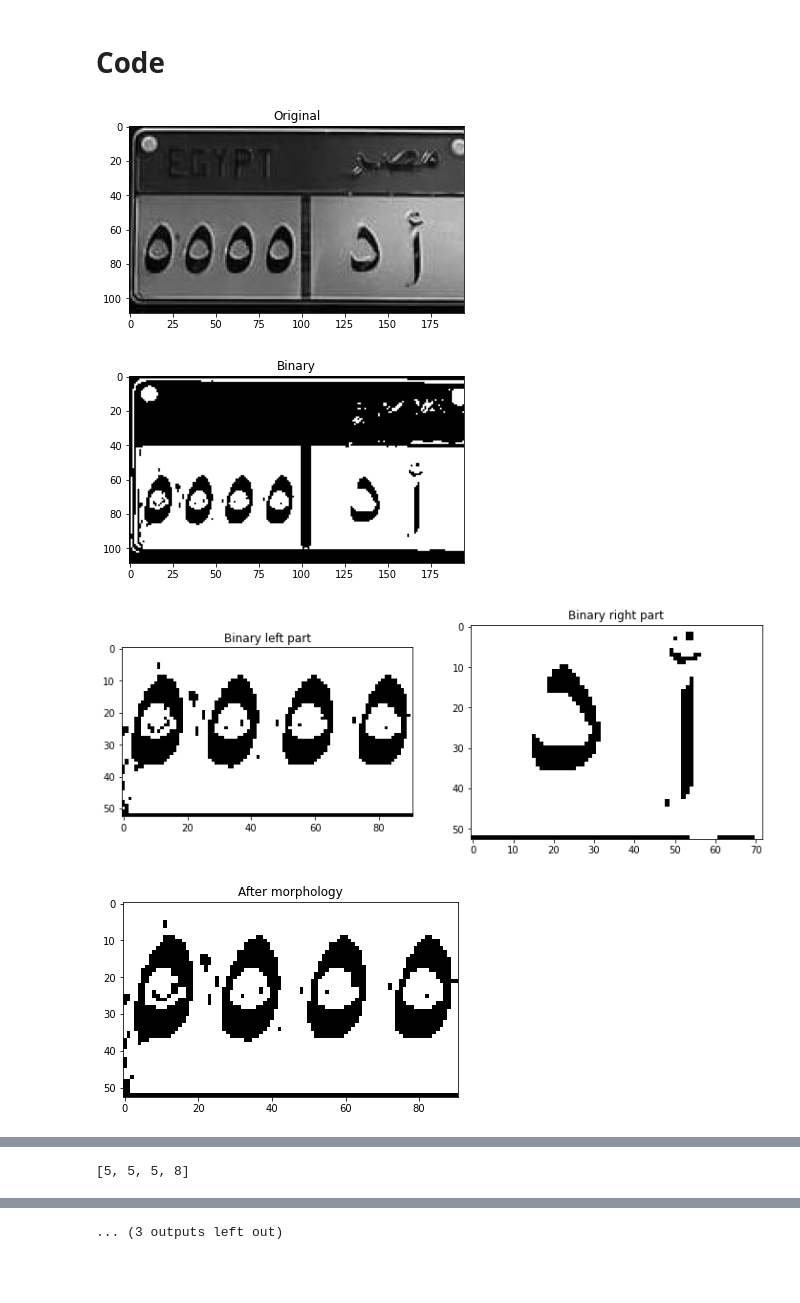
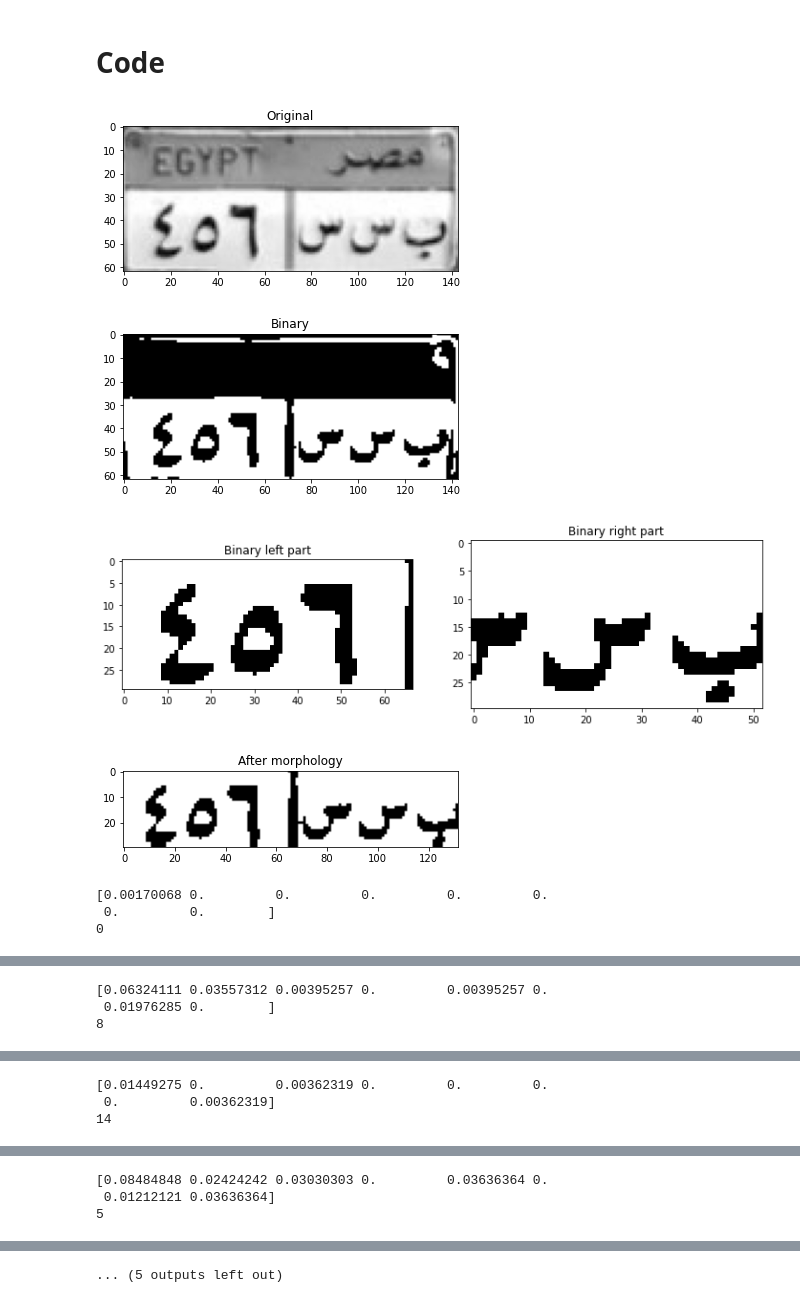
Before and after one commit to MoazHassan2022/License-Plate-Recognition, a Jupyter notebook: plate_detection/detection.ipynb, the cells around one changed output, grey strips where cells are left out. Cells and saved outputs as stored; diff of their text form; code cells hidden in the pictures; blank space fills up the shorter version.

Commit message:
Covering most of chars

```diff
--- a/plate_detection/detection.ipynb
+++ b/plate_detection/detection.ipynb
@@ -62,29 +14,22 @@ def getChars(img):
 # %%
-image = (rgb2gray(io.imread("plates_dataset/img.jpg")) * 255).astype("uint8")
+image = (rgb2gray(io.imread("plates_dataset/img4.jpg")) * 255).astype("uint8")
 show_images([image], ["Original"])
-# TODO: Try to get the threshold by any technique rather than static thresholding
 image = cv2.threshold(image, 0, 255, cv2.THRESH_BINARY | cv2.THRESH_OTSU)[1]
-#image = image > 110
 show_images([image], ["Binary"])
 x,y = image.shape
 rightPart = image[int(x//2.2):x-int(x//15),int(y//1.7):y-int(y//20)]
 leftPart = image[int(x//2.2):x-int(x//15),int(y//30):int(y//2)]
 image = image[int(x//2.2):x-int(x//15),int(y//30):y-int(y//20)]
 show_images([leftPart, rightPart], ["Binary left part", "Binary right part"])
 structuringEl = np.ones((2, 2))
-leftPart = binary_opening(leftPart, structuringEl)
-rightPart = binary_opening(rightPart, structuringEl)
-#image = binary_opening(image, structuringEl)
-#show_images([image], ["After morphology"])
-show_images([leftPart], ["After morphology"])
-show_images([rightPart], ["After morphology"])
-print(getChars(leftPart))
-print(getChars(rightPart))
-#print(getChars(image))
-
-#show_images([leftPart, with_boxes], ["Before boxes", "With only objects"])
+image = binary_opening(image, structuringEl)
+show_images([image], ["After morphology"])
+print(getChars(image))
 # %% [output]
-[figure, old version]
+[figure, new version]
-[figure, old version]
+[figure, new version]
-[figure, old version]
+[figure, new version]
-[figure, old version]
+[figure, new version]
+[0.00170068 0.         0.         0.         0.         0.
+ 0.         0.        ]
+0
@@ -91,0 +37,3 @@ print(getChars(rightPart))
+[0.06324111 0.03557312 0.00395257 0.         0.00395257 0.
+ 0.01976285 0.        ]
+8
@@ -92,0 +41,3 @@ print(getChars(rightPart))
+[0.01449275 0.         0.00362319 0.         0.         0.
+ 0.         0.00362319]
+14
@@ -93,0 +45,3 @@ print(getChars(rightPart))
+[0.08484848 0.02424242 0.03030303 0.         0.03636364 0.
+ 0.01212121 0.03636364]
+5
@@ -97 +48,0 @@ print(getChars(rightPart))
-[5, 5, 5, 8]
@@ -99 +49 @@ print(getChars(rightPart))
-... (3 outputs left out)
+... (5 outputs left out)
```
Also changed, not shown: parts of 4 cells of this notebook, 5 other files.
